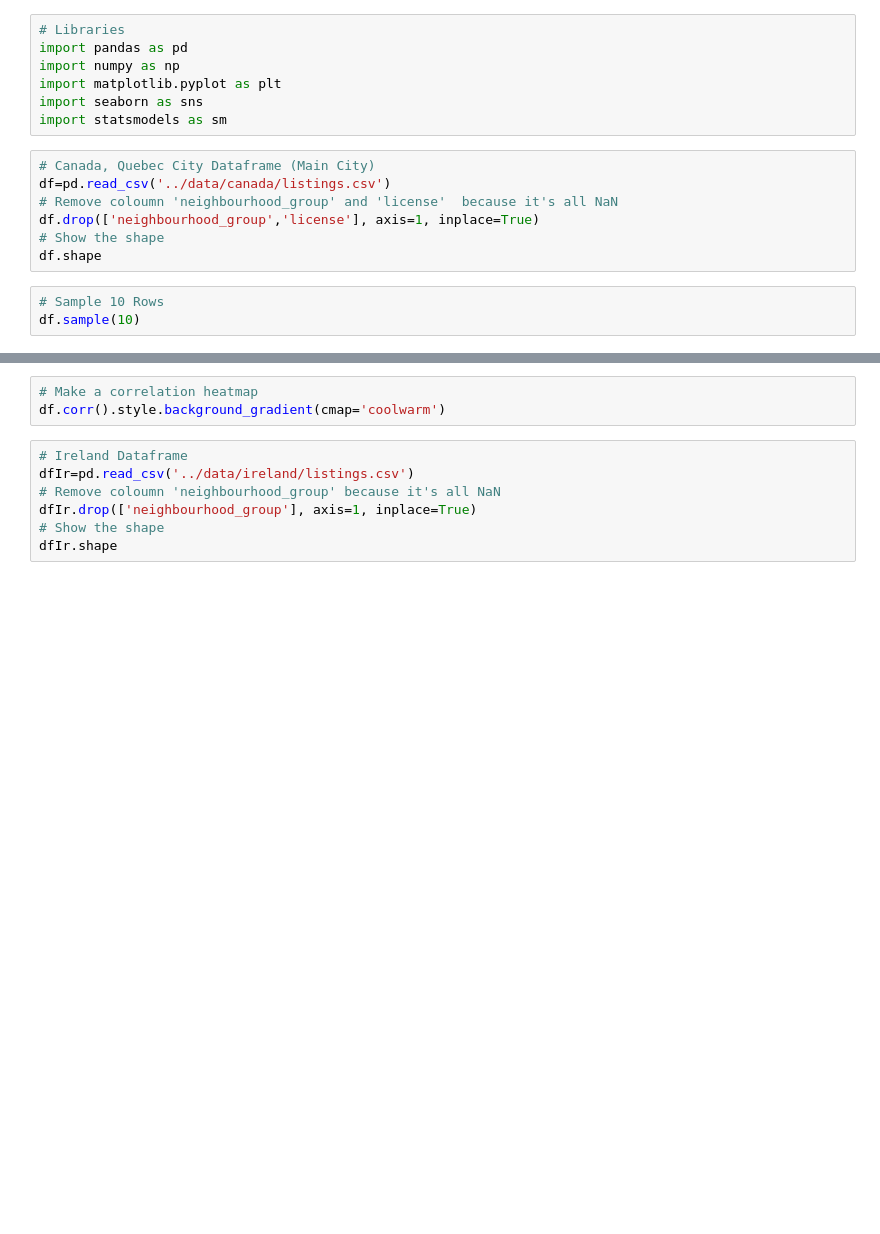
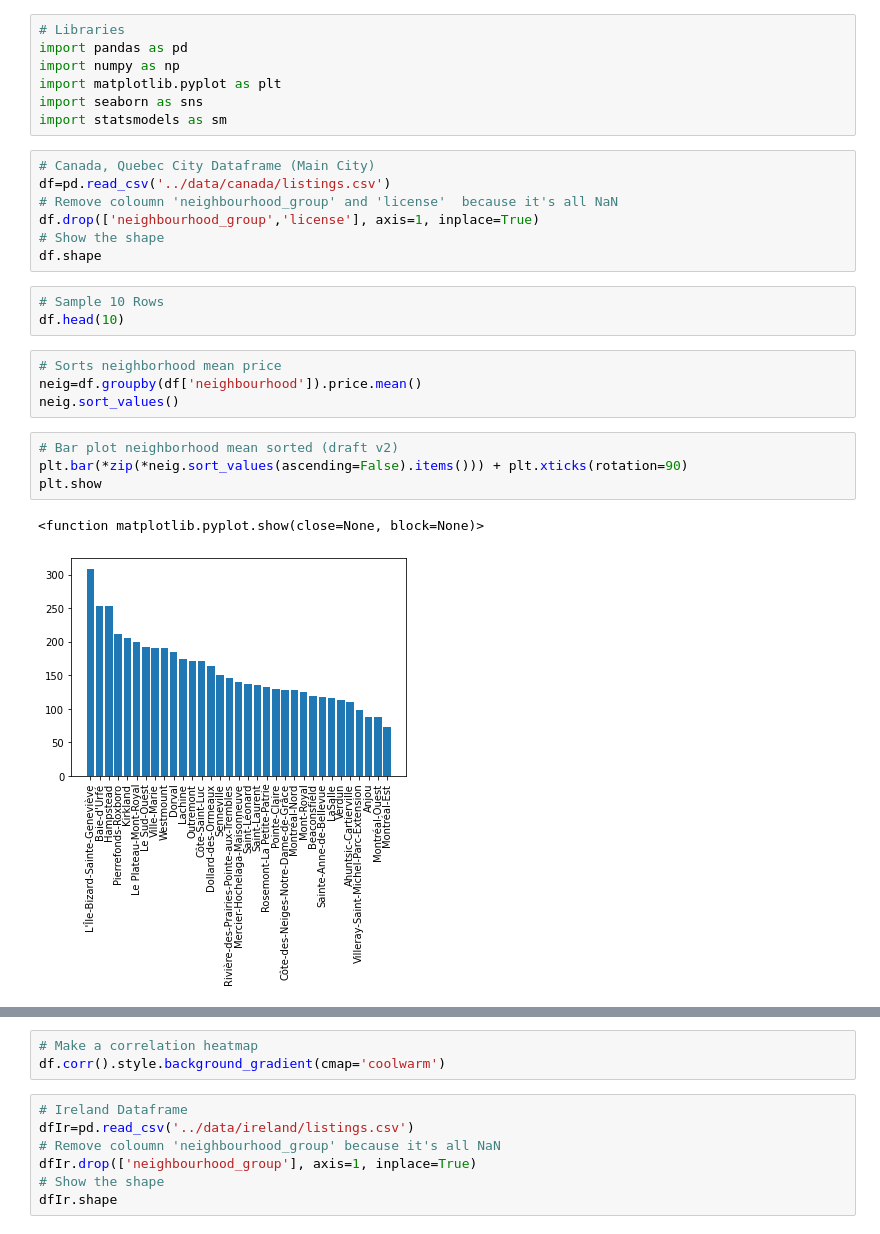
Before and after one commit to alyazidView/tourists, a Jupyter notebook: src/alyazidView.ipynb, the cells around one changed output, grey strips where cells are left out. Drawn from its saved outputs; the diff is of its cells as text; blank space fills up the shorter version.

```diff
--- a/src/alyazidView.ipynb
+++ b/src/alyazidView.ipynb
@@ -14,4 +14,15 @@ df.drop(['neighbourhood_group','license'], axis=1, inplace=True)
 df.shape
 # %%
 # Sample 10 Rows
-df.sample(10)
+df.head(10)
+# %%
+# Sorts neighborhood mean price
+neig=df.groupby(df['neighbourhood']).price.mean()
+neig.sort_values()
+# %%
+# Bar plot neighborhood mean sorted (draft v2)
+plt.bar(*zip(*neig.sort_values(ascending=False).items())) + plt.xticks(rotation=90)
+plt.show
+# %% [output]
+<function matplotlib.pyplot.show(close=None, block=None)>
+[figure, added]
```
Also changed, not shown: parts of 3 cells of this notebook, 1 other file.
